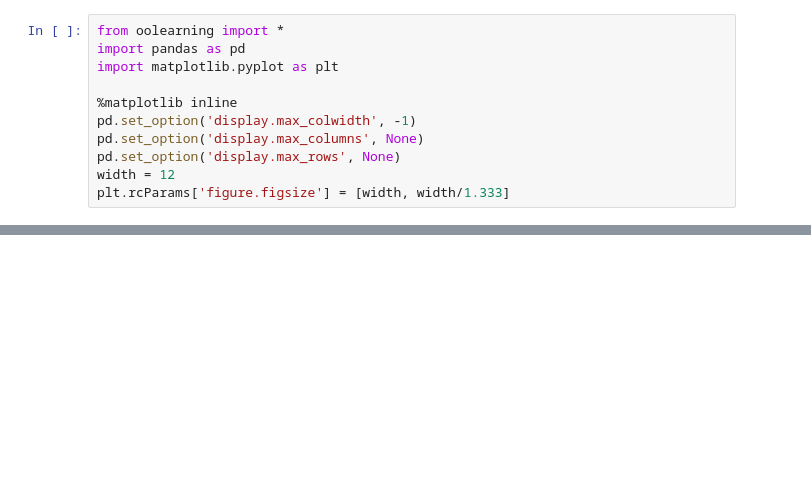
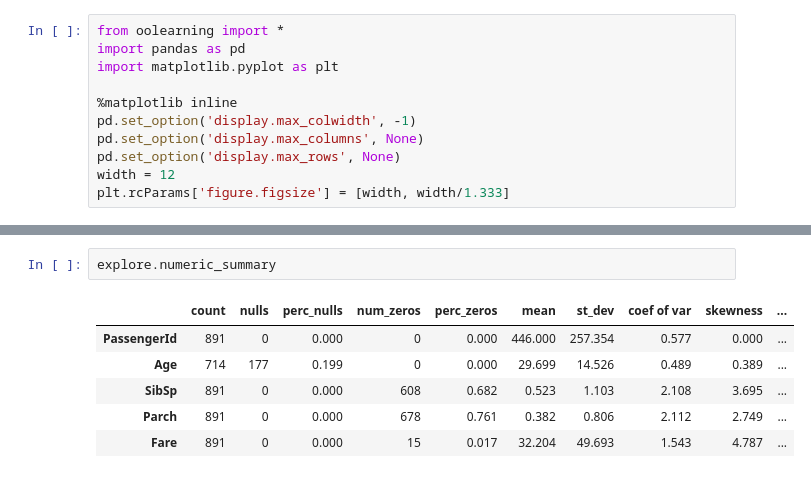
Before and after one commit to shane-kercheval/oo-learning, a Jupyter notebook: examples/Exploring Classification Dataset (Titanic).ipynb, the cells around one changed output, grey strips where cells are left out. Cells and saved outputs as stored; diff of their text form; blank space fills up the shorter version.

```diff
--- a/examples/Exploring Classification Dataset (Titanic).ipynb
+++ b/examples/Exploring Classification Dataset (Titanic).ipynb
@@ -17,0 +38,9 @@ ValueError: the target variable cannot be numeric to use ExploreClassificationDa
+# %%
+explore.numeric_summary
+# %% [output]
+|  | count | nulls | perc_nulls | num_zeros | perc_zeros | mean | st_dev | coef of var | skewness | ... |
+| PassengerId | 891 | 0 | 0.000 | 0 | 0.000 | 446.000 | 257.354 | 0.577 | 0.000 | ... |
+| Age | 714 | 177 | 0.199 | 0 | 0.000 | 29.699 | 14.526 | 0.489 | 0.389 | ... |
+| SibSp | 891 | 0 | 0.000 | 608 | 0.682 | 0.523 | 1.103 | 2.108 | 3.695 | ... |
+| Parch | 891 | 0 | 0.000 | 678 | 0.761 | 0.382 | 0.806 | 2.112 | 2.749 | ... |
+| Fare | 891 | 0 | 0.000 | 15 | 0.017 | 32.204 | 49.693 | 1.543 | 4.787 | ... |
```
Also changed, not shown: parts of 9 cells of this notebook.
